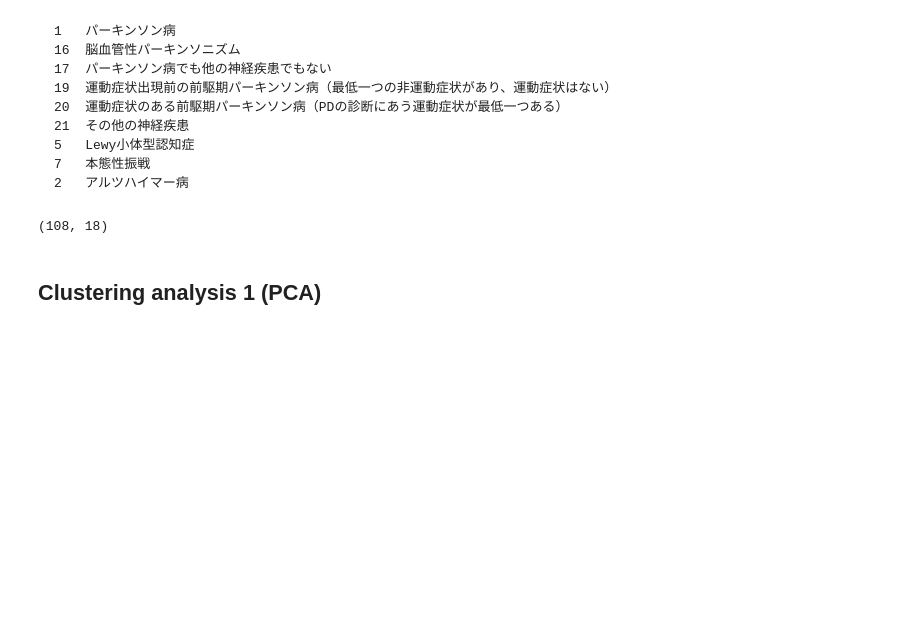
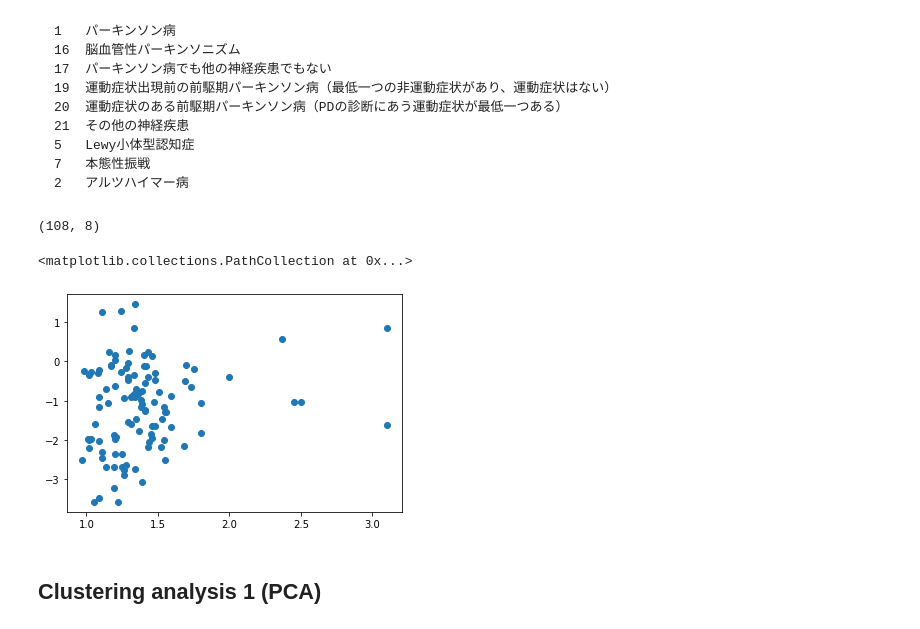
Before and after one commit to hirotaka-i/sandbox, a Jupyter notebook: JPPMI_clustering.ipynb, the cells around one changed output. Drawn from its saved outputs; the diff is of its cells as text; code cells hidden in the pictures; blank space fills up the shorter version.

```diff
--- a/JPPMI_clustering.ipynb
+++ b/JPPMI_clustering.ipynb
@@ -272,25 +272,30 @@ variables_for_analysis = [
     'updrs1',
     'updrs2',
     'updrs3',
-    'seadl',
-    'moca_j',
-    'scopa_aut',
+    # 'seadl',
+    'moca_j']
+    # 'scopa_aut',
     # 'ess',
     # 'rbdsq',
-    'gds15',
-    'stai_y_p',
-    'stai_y_a',
-    'quip_s',
-    'osit_j',
-    'hy',
-    'oh_20_10',
-    'oh_30_15']
+    # 'gds15',
+    # 'stai_y_p',
+    # 'stai_y_a',
+    # 'quip_s',
+    # 'osit_j',
+    # 'hy',
+    # 'oh_20_10',
+    # 'oh_30_15']
 
 df_analysis = df[variables_for_analysis].dropna()
 df_analysis.to_csv('df_analysis.csv', index_label='id')
 df_analysis.shape
 # %% [output]
-(108, 18)
+(108, 8)
+# %%
+plt.scatter(df_analysis.mibg_hm_ratio, df_analysis.dat_sbrz)
+# %% [output]
+<matplotlib.collections.PathCollection at 0x...>
+[figure, added]
 # %% [markdown]
 ## Clustering analysis 1 (PCA)
 # %%
```
Also changed, not shown: parts of 10 cells of this notebook.
